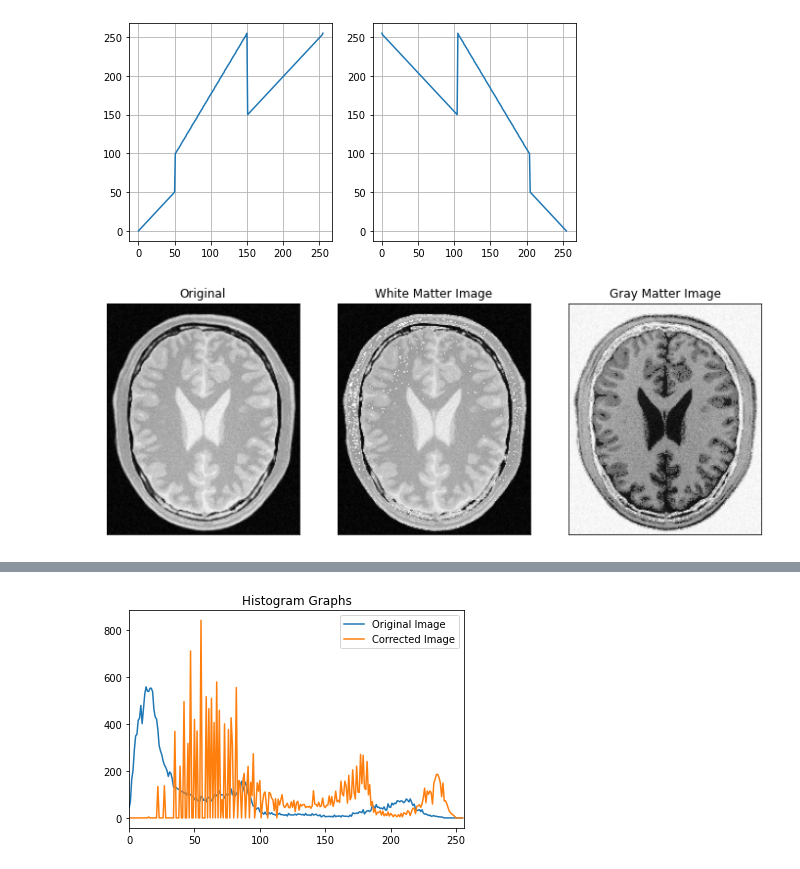
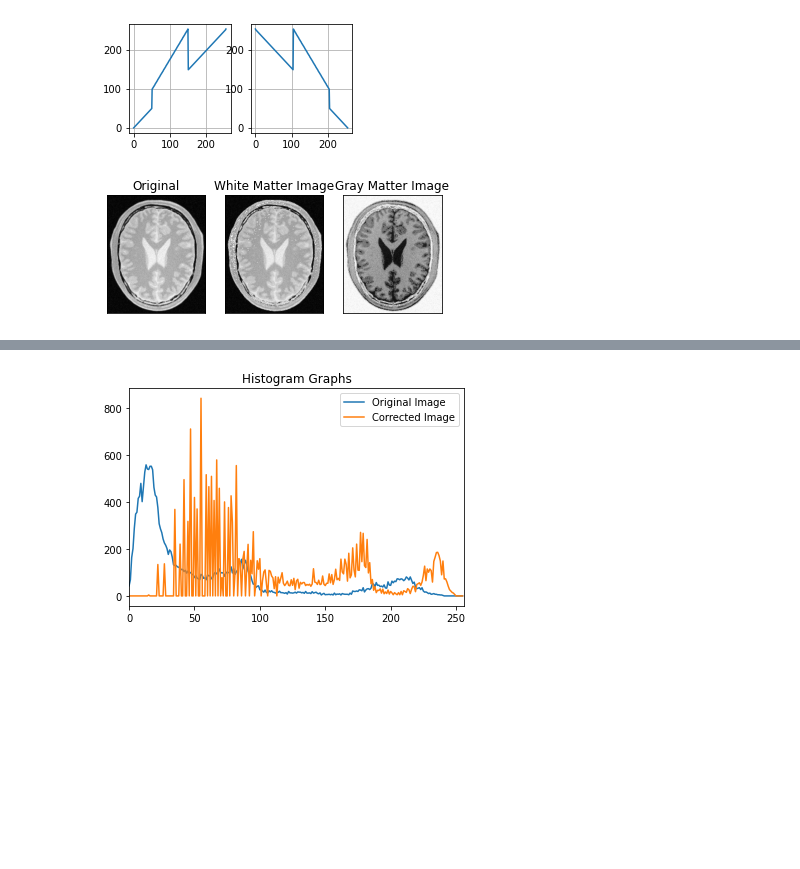
Before and after one commit to luxshan21/Image_Processing_Works_190364C, a Jupyter notebook: Assignments/Assignment_01/Assignment_01_190364C.ipynb, the cells around one changed output, grey strips where cells are left out. Cells and saved outputs as stored; diff of their text form; code cells hidden in the pictures; blank space fills up the shorter version.

```diff
--- a/Assignments/Assignment_01/Assignment_01_190364C.ipynb
+++ b/Assignments/Assignment_01/Assignment_01_190364C.ipynb
@@ -44,48 +35,39 @@ plt.show()
 # %%
 # Question 2 (a) (b)
-
 %matplotlib inline
 import cv2 as cv
 import numpy as np
 import matplotlib.pyplot as plt
-
 c= np.array([(50, 50), (50, 100) , (150, 255), (150,150) , (255,255)]) # points in graph
 t1 = np.linspace(0, c[0,1], c[0,0] + 1-0).astype('uint8') # lines
 t2 = np.linspace(c[0, 1] + 1, c[1,1], c[1,0]-c[0,0]).astype('uint8')
 t3 = np. linspace(c[1,1], c[2,1], c[2,0]-c[1,0]).astype('uint8')
 t4 = np. linspace(c[2,1], c[3,1], c[3,0]-c[2,0]).astype('uint8')
 t5 = np. linspace(c[3,1], c[4,1], c[4,0]-c[3,0]).astype('uint8')
 t6 = np.linspace( c[0,1],0, c[0,0] + 1-0).astype('uint8')
 t7 = np.linspace( c[1,1],c[0, 1] + 1, c[1,0]-c[0,0]).astype('uint8')
 t8 = np. linspace( c[2,1],c[1,1], c[2,0]-c[1,0]).astype('uint8')
 t9 = np. linspace( c[3,1],c[2,1], c[3,0]-c[2,0]).astype('uint8')
 t10 = np. linspace( c[4,1],c[3,1], c[4,0]-c[3,0]).astype('uint8') # tranformed to join lines
 transform1 = np.concatenate((t1,t2,t3,t4), axis=0).astype('uint8')
 transform1 = np.concatenate((transform1, t5), axis=0).astype('uint8')
 transform2 = np.concatenate((t10,t9,t8,t7), axis=0).astype('uint8')
 transform2 = np.concatenate((transform2, t6), axis=0).astype('uint8')
-fig, ax = plt.subplots(1, 2, figsize=(8,4)) # plot graphs
-ax[0].plot(transform1)
-ax[1].plot(transform2)
-ax[0].grid()
-ax[1].grid()
-plt.show()
+fig, ax = plt.subplots(1, 2, figsize=(4,2)) # plot graphs
+ax[0].plot(transform1),ax[1].plot(transform2),ax[0].grid(),ax[1].grid()
 img_orig = cv.imread('brain_proton_density_slice.png', cv.IMREAD_GRAYSCALE)
 image_transformed1 = cv.LUT(img_orig, transform1)
 image_transformed2 = cv.LUT(img_orig, transform2)
-fig, axes  = plt.subplots(1,3, sharex='all', sharey='all', figsize=(12,12))
-axes[0].imshow(img_orig, cmap='gray')
-axes[0].set_title('Original')
+fig, axes  = plt.subplots(1,3, sharex='all', sharey='all', figsize=(6,3))
+axes[0].imshow(img_orig, cmap='gray'),axes[0].set_title('Original')
 axes[0].set_xticks([]), axes[0].set_yticks([])
-axes[1].imshow(image_transformed1, cmap='gray')
-axes[1].set_title('White Matter Image')
+axes[1].imshow(image_transformed1, cmap='gray'),axes[1].set_title('White Matter Image')
 axes[1].set_xticks([]), axes[1].set_yticks([])
-axes[2].imshow(image_transformed2, cmap='gray')
-axes[2].set_title('Gray Matter Image')
-axes[2].set_xticks([]), axes[1].set_yticks([])
+axes[2].imshow(image_transformed2, cmap='gray'),axes[2].set_title('Gray Matter Image')
+axes[2].set_xticks([]), axes[2].set_yticks([])
 plt.show()
 # %% [output]
-[figure, old version]
+[figure, new version]
-[figure, old version]
+[figure, new version]
 # %%
 # Question 3 (a)
```
Also changed, not shown: parts of 10 cells of this notebook, 1 other file.
